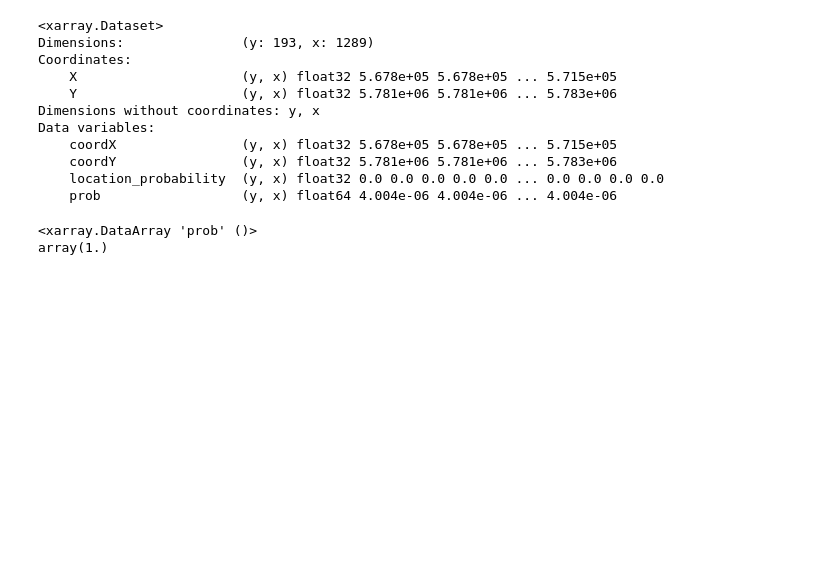
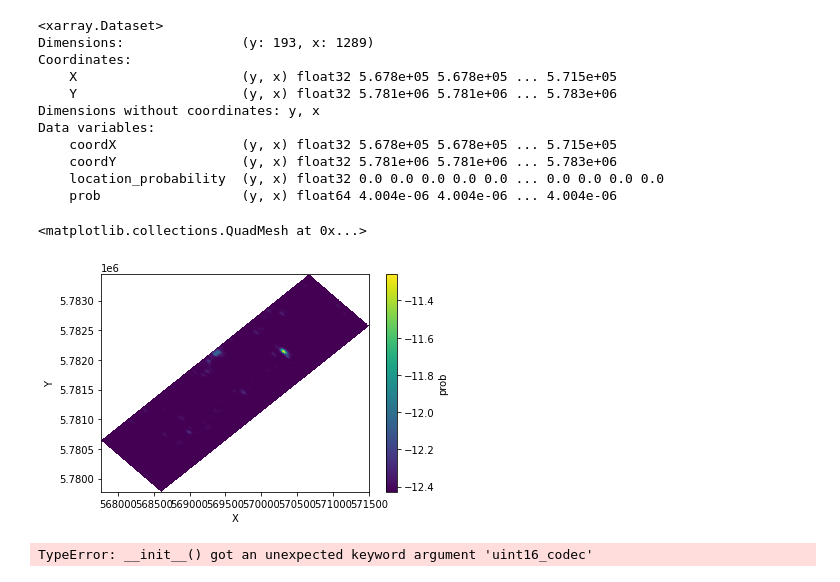
Before and after one commit to galendal/JGR17, a Jupyter notebook: all.ipynb, the cells around one changed output. Cells and saved outputs as stored; diff of their text form; code cells hidden in the pictures; blank space fills up the shorter version.

```diff
--- a/all.ipynb
+++ b/all.ipynb
@@ -39,8 +39,13 @@ Data variables:
     coordY                (y, x) float32 5.781e+06 5.781e+06 ... 5.783e+06
     location_probability  (y, x) float32 0.0 0.0 0.0 0.0 0.0 ... 0.0 0.0 0.0 0.0
     prob                  (y, x) float64 4.004e-06 4.004e-06 ... 4.004e-06
-# %%
-riskmap.prob.sum()
-# %% [output]
-<xarray.DataArray 'prob' ()>
-array(1.)
+# %%
+np.log(riskmap.prob).plot(x='X',y='Y')
+# %% [output]
+<matplotlib.collections.QuadMesh at 0x...>
+[figure, added]
+# %%
+from scipy.io import loadmat
+qq=loadmat('Original_Matlab/qq.mat', uint16_codec='utf-8')
+# %% [output]
+TypeError: __init__() got an unexpected keyword argument 'uint16_codec'
```
Also changed, not shown: parts of 5 cells of this notebook, 1 other file.
